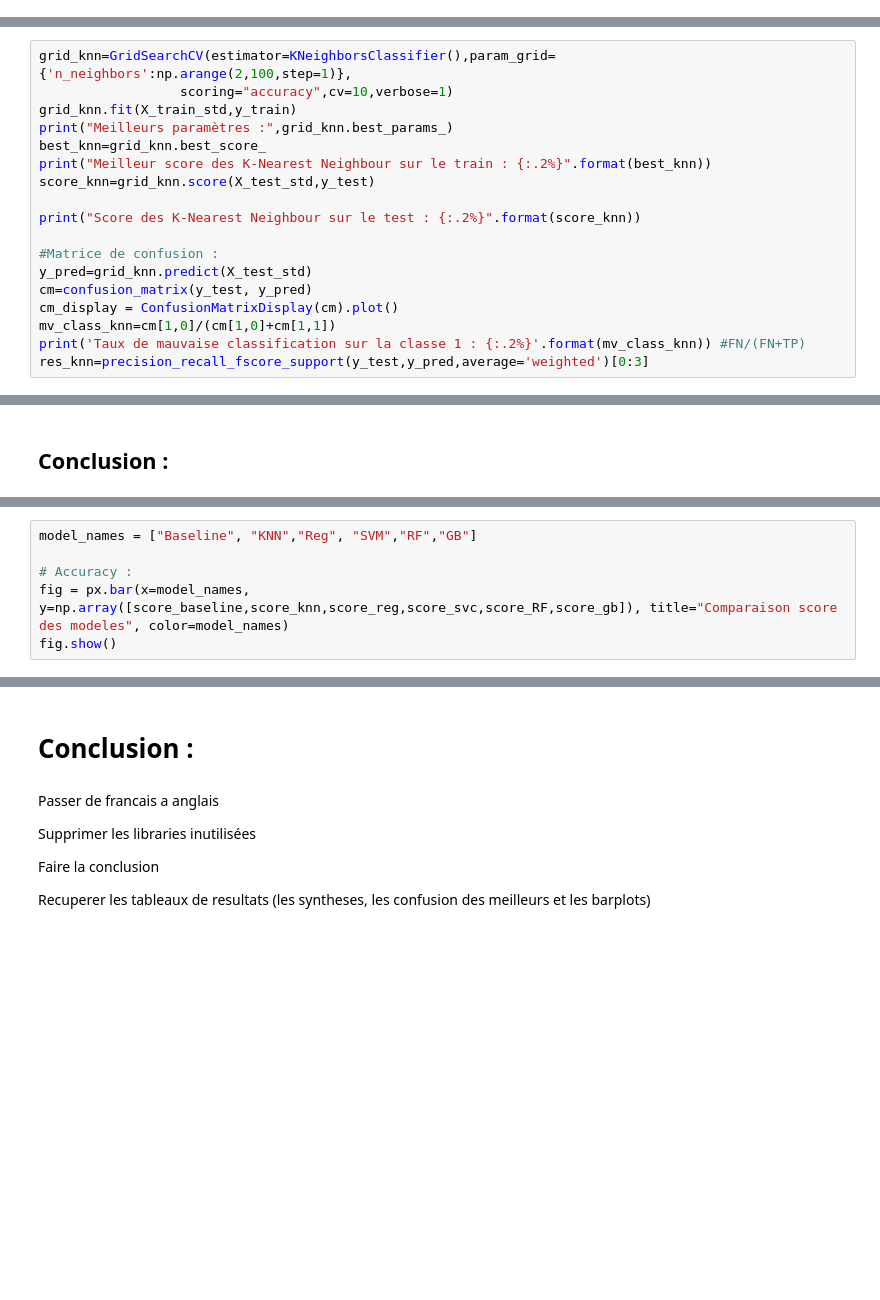
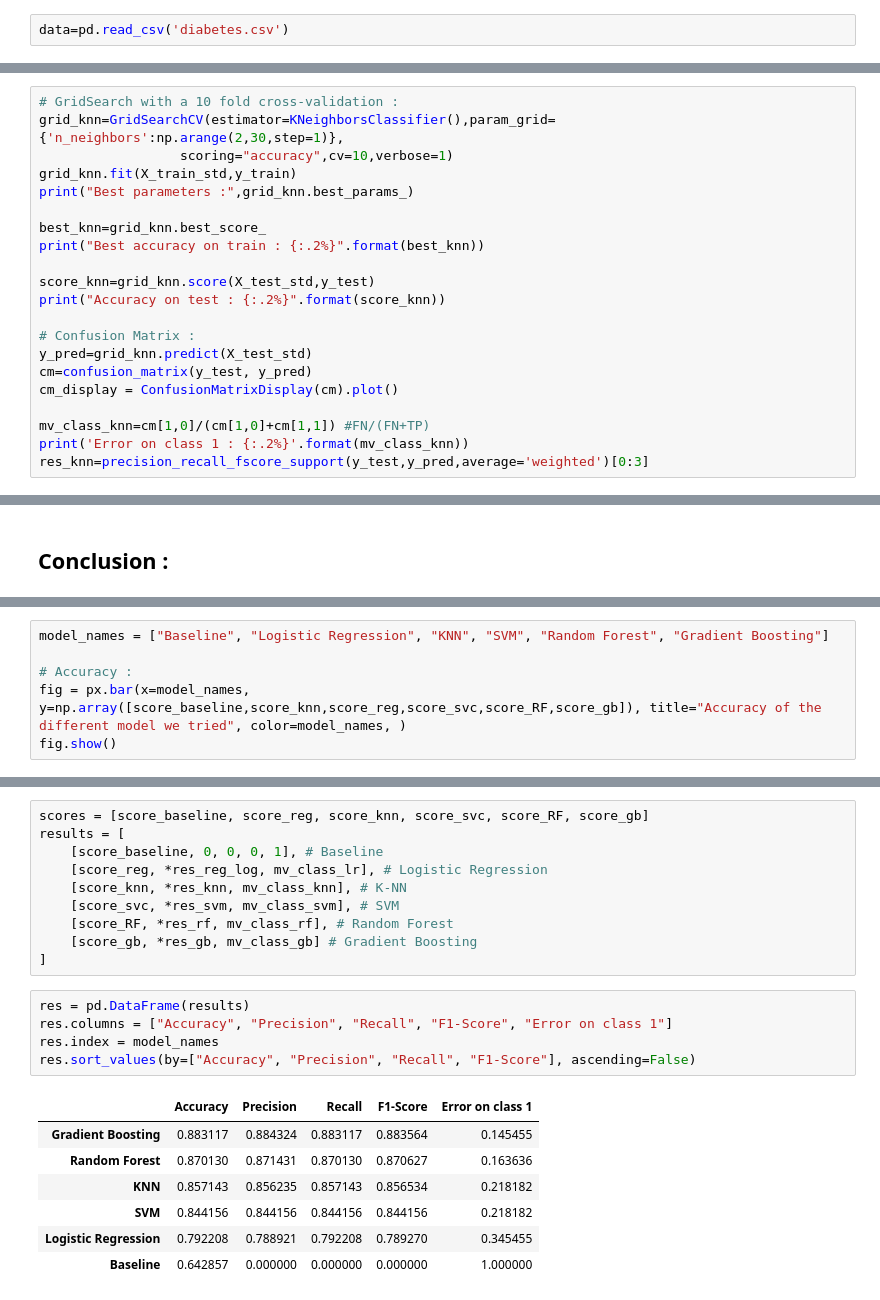
Before and after one commit to LoicLaffineur/Diabetes_Detection, a Jupyter notebook: Diabete-Detection.ipynb, the cells around one changed output, grey strips where cells are left out. Cells and saved outputs as stored; diff of their text form; blank space fills up the shorter version.

```diff
--- a/Diabete-Detection.ipynb
+++ b/Diabete-Detection.ipynb
@@ -76 +58,3 @@ data=pandas.read_csv('diabetes.csv')
+# %%
+data=pd.read_csv('diabetes.csv')
 # %% [markdown]
@@ -302,21 +253,24 @@ Taux de mauvaise classification sur la classe 1 : 1
 # %% [markdown]
 ### K-NN :
 # %%
-grid_knn=GridSearchCV(estimator=KNeighborsClassifier(),param_grid={'n_neighbors':np.arange(2,100,step=1)},
+# GridSearch with a 10 fold cross-validation :
+grid_knn=GridSearchCV(estimator=KNeighborsClassifier(),param_grid={'n_neighbors':np.arange(2,30,step=1)},
                   scoring="accuracy",cv=10,verbose=1)
 grid_knn.fit(X_train_std,y_train)
-print("Meilleurs paramètres :",grid_knn.best_params_)
+print("Best parameters :",grid_knn.best_params_)
+
 best_knn=grid_knn.best_score_
-print("Meilleur score des K-Nearest Neighbour sur le train : {:.2%}".format(best_knn))
+print("Best accuracy on train : {:.2%}".format(best_knn))
+
 score_knn=grid_knn.score(X_test_std,y_test)
+print("Accuracy on test : {:.2%}".format(score_knn))
 
-print("Score des K-Nearest Neighbour sur le test : {:.2%}".format(score_knn))
-
-#Matrice de confusion :
+# Confusion Matrix :
 y_pred=grid_knn.predict(X_test_std)
 cm=confusion_matrix(y_test, y_pred)
 cm_display = ConfusionMatrixDisplay(cm).plot()
-mv_class_knn=cm[1,0]/(cm[1,0]+cm[1,1])
-print('Taux de mauvaise classification sur la classe 1 : {:.2%}'.format(mv_class_knn)) #FN/(FN+TP)
+
+mv_class_knn=cm[1,0]/(cm[1,0]+cm[1,1]) #FN/(FN+TP)
+print('Error on class 1 : {:.2%}'.format(mv_class_knn))
 res_knn=precision_recall_fscore_support(y_test,y_pred,average='weighted')[0:3]
 # %% [output]
@@ -439,8 +407,8 @@ Taux de mauvaise classification sur la classe 1 : 14.55%
 # %%
-model_names = ["Baseline", "KNN","Reg", "SVM","RF","GB"]
+model_names = ["Baseline", "Logistic Regression", "KNN", "SVM", "Random Forest", "Gradient Boosting"]
 
 # Accuracy :
-fig = px.bar(x=model_names, y=np.array([score_baseline,score_knn,score_reg,score_svc,score_RF,score_gb]), title="Comparaison score des modeles", color=model_names)
+fig = px.bar(x=model_names, y=np.array([score_baseline,score_knn,score_reg,score_svc,score_RF,score_gb]), title="Accuracy of the different model we tried", color=model_names, )
 fig.show()
 # %% [output]
 [interactive output not drawn]
@@ -715,10 +415,23 @@ plt.show()
-# %% [markdown]
-#  Conclusion :
-# %% [markdown]
-Passer de francais a anglais
-
-Supprimer les libraries inutilisées
-
-Faire la conclusion
-
-Recuperer les tableaux de resultats (les syntheses, les confusion des meilleurs et les barplots)
+# %%
+scores = [score_baseline, score_reg, score_knn, score_svc, score_RF, score_gb]
+results = [
+    [score_baseline, 0, 0, 0, 1], # Baseline
+    [score_reg, *res_reg_log, mv_class_lr], # Logistic Regression
+    [score_knn, *res_knn, mv_class_knn], # K-NN
+    [score_svc, *res_svm, mv_class_svm], # SVM
+    [score_RF, *res_rf, mv_class_rf], # Random Forest
+    [score_gb, *res_gb, mv_class_gb] # Gradient Boosting
+]
+# %%
+res = pd.DataFrame(results)
+res.columns = ["Accuracy", "Precision", "Recall", "F1-Score", "Error on class 1"]
+res.index = model_names
+res.sort_values(by=["Accuracy", "Precision", "Recall", "F1-Score"], ascending=False)
+# %% [output]
+|  | Accuracy | Precision | Recall | F1-Score | Error on class 1 |
+| Gradient Boosting | 0.883117 | 0.884324 | 0.883117 | 0.883564 | 0.145455 |
+| Random Forest | 0.870130 | 0.871431 | 0.870130 | 0.870627 | 0.163636 |
+| KNN | 0.857143 | 0.856235 | 0.857143 | 0.856534 | 0.218182 |
+| SVM | 0.844156 | 0.844156 | 0.844156 | 0.844156 | 0.218182 |
+| Logistic Regression | 0.792208 | 0.788921 | 0.792208 | 0.789270 | 0.345455 |
+| Baseline | 0.642857 | 0.000000 | 0.000000 | 0.000000 | 1.000000 |
```
Also changed, not shown: parts of 50 cells of this notebook.
